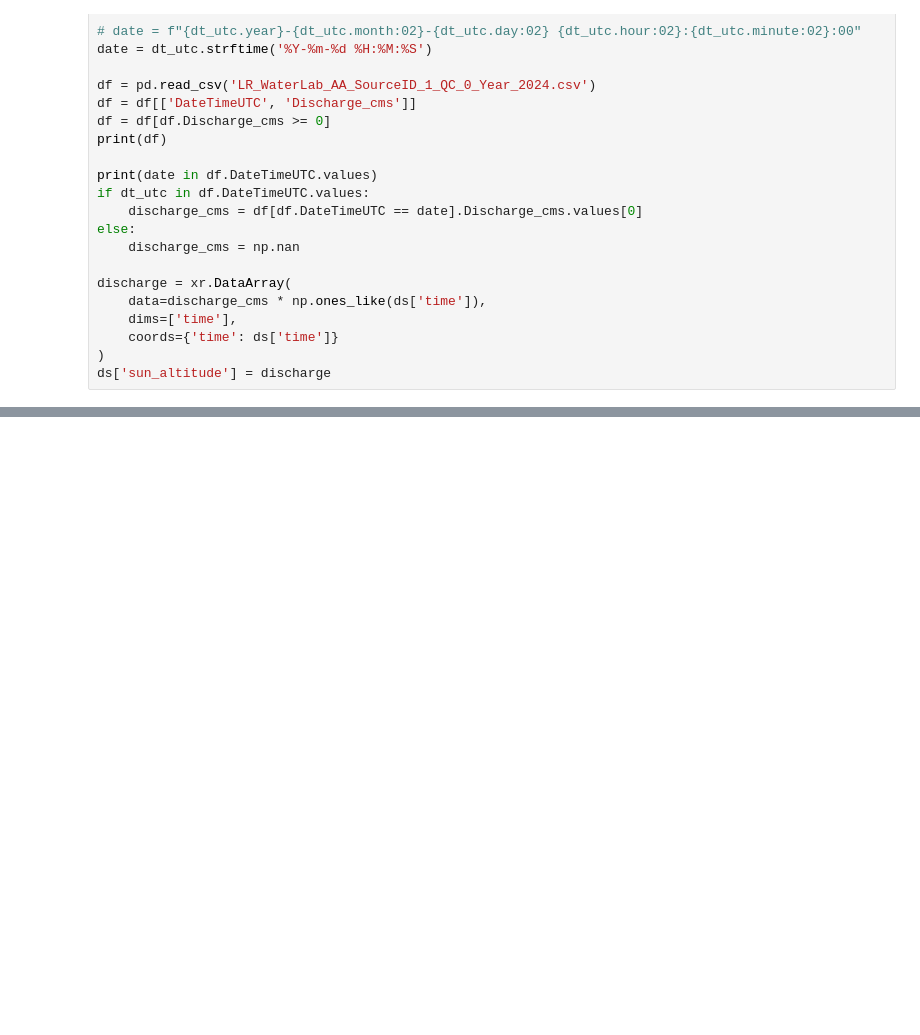
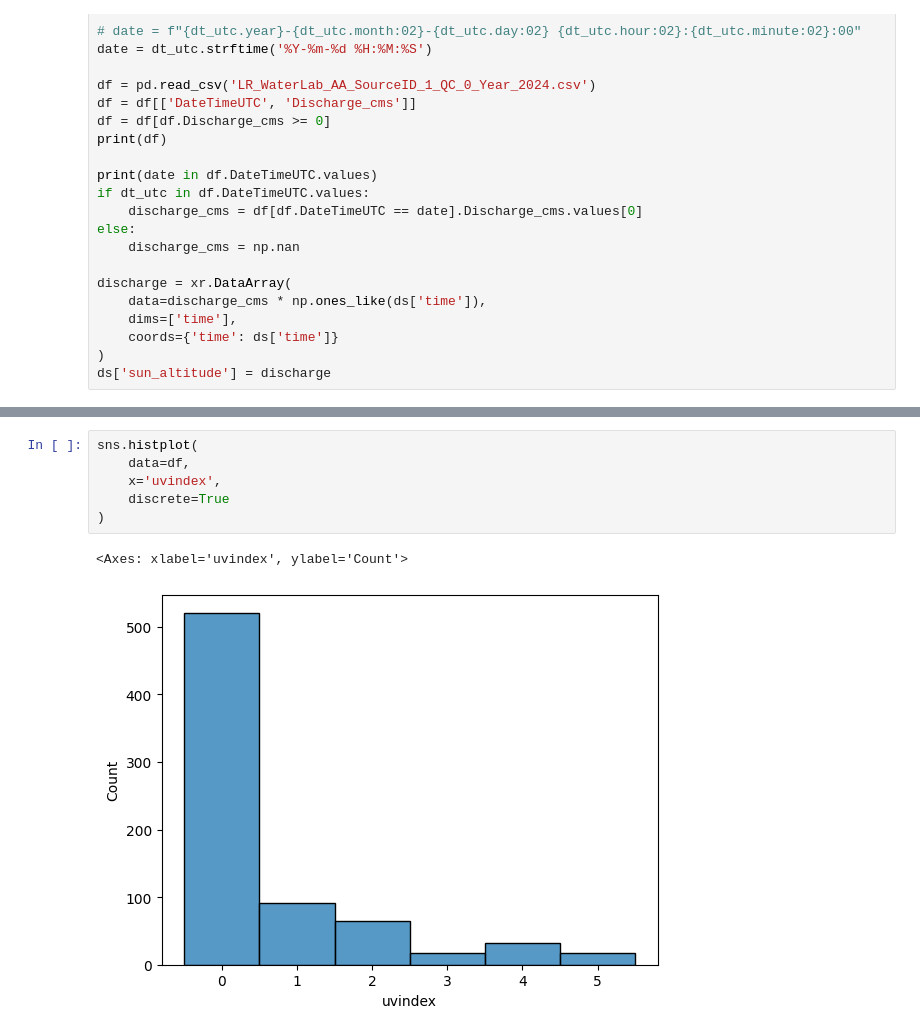
Before and after one commit to hfluke/PIV_UWRL, a Jupyter notebook: xarray_test.ipynb, the cells around one changed output, grey strips where cells are left out. Drawn from its saved outputs; the diff is of its cells as text; blank space fills up the shorter version.

```diff
--- a/xarray_test.ipynb
+++ b/xarray_test.ipynb
@@ -175,0 +254,9 @@ with open(output_file, mode='w', newline='') as file:
+# %%
+sns.histplot(
+    data=df,
+    x='uvindex',
+    discrete=True
+)
+# %% [output]
+<Axes: xlabel='uvindex', ylabel='Count'>
+[figure, added]
```
Also changed, not shown: parts of 12 cells of this notebook, 8 other files.
